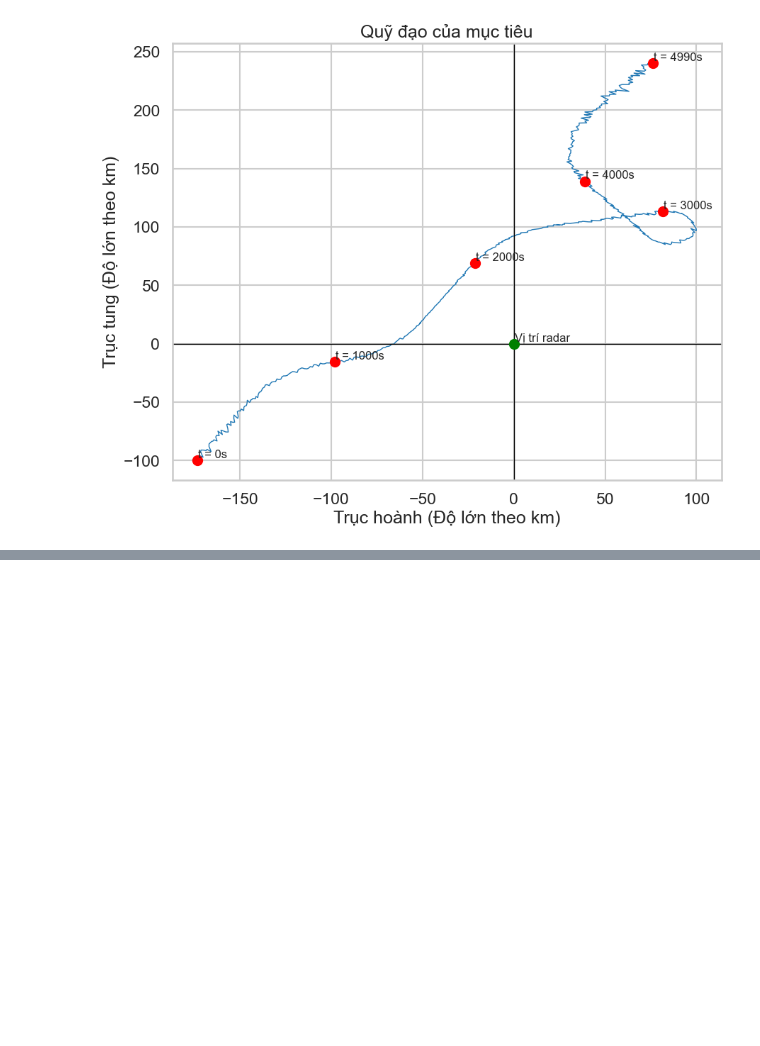
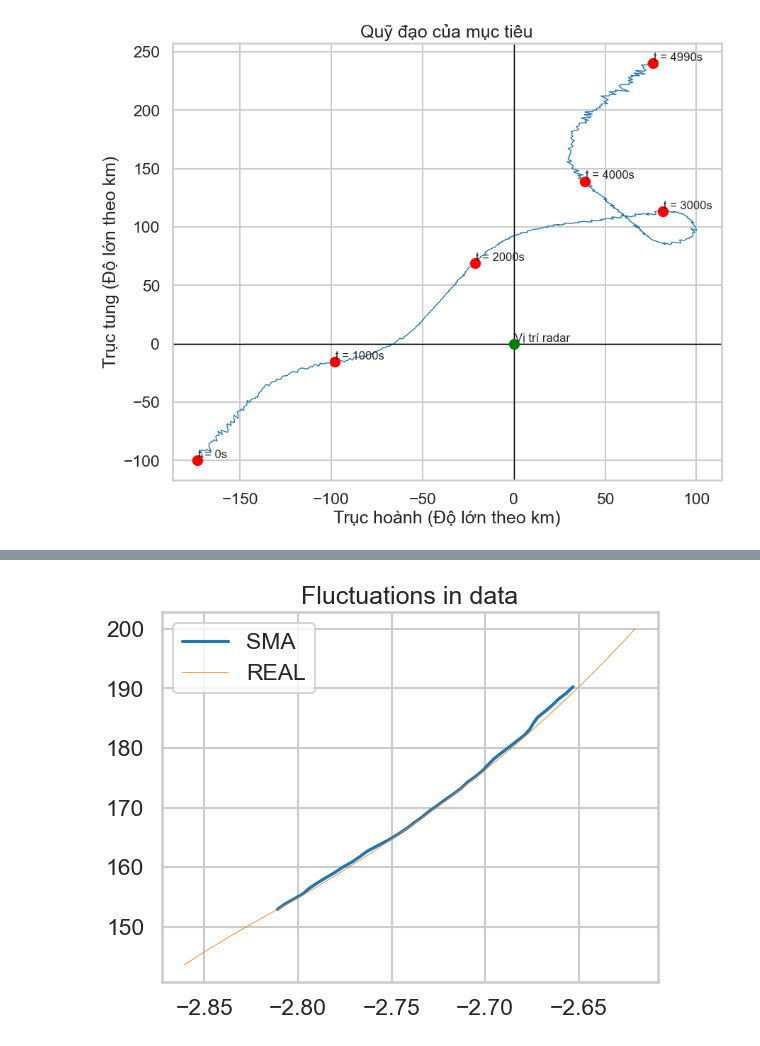
Before and after one commit to duyanh213-ml/radar_analysis, a Jupyter notebook: analysis_radar_data.ipynb, the cells around one changed output, grey strips where cells are left out. Drawn from its saved outputs; the diff is of its cells as text; code cells hidden in the pictures; blank space fills up the shorter version.

```diff
--- a/analysis_radar_data.ipynb
+++ b/analysis_radar_data.ipynb
@@ -194,0 +230,12 @@ visualize_orbit.plot_orbit(df)
+# %%
+# Sử dụng module SMA để xử lý dữ liệu nhiễu
+n_window = 20
+sma_azimuth = moving_average.simple_moving_average(azimuth_raw, n_window)
+sma_range = moving_average.simple_moving_average(range_raw, n_window)
+plt.plot(sma_azimuth[:60], sma_range[:60], label='SMA')
+plt.plot(azimuth_real[:60], range_real[:60], label='REAL', lw=0.5)
+plt.legend()
+plt.title('Fluctuations in data')
+plt.show()
+# %% [output]
+[figure, added]
```
Also changed, not shown: parts of 20 cells of this notebook, 2 other files.
